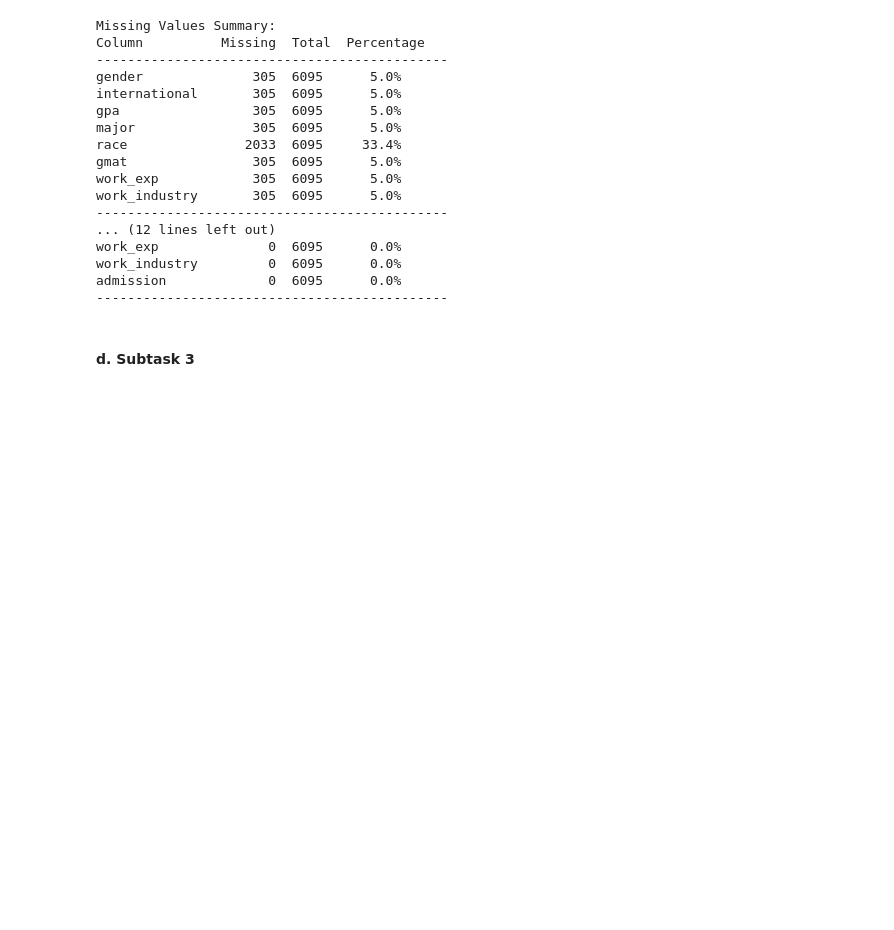
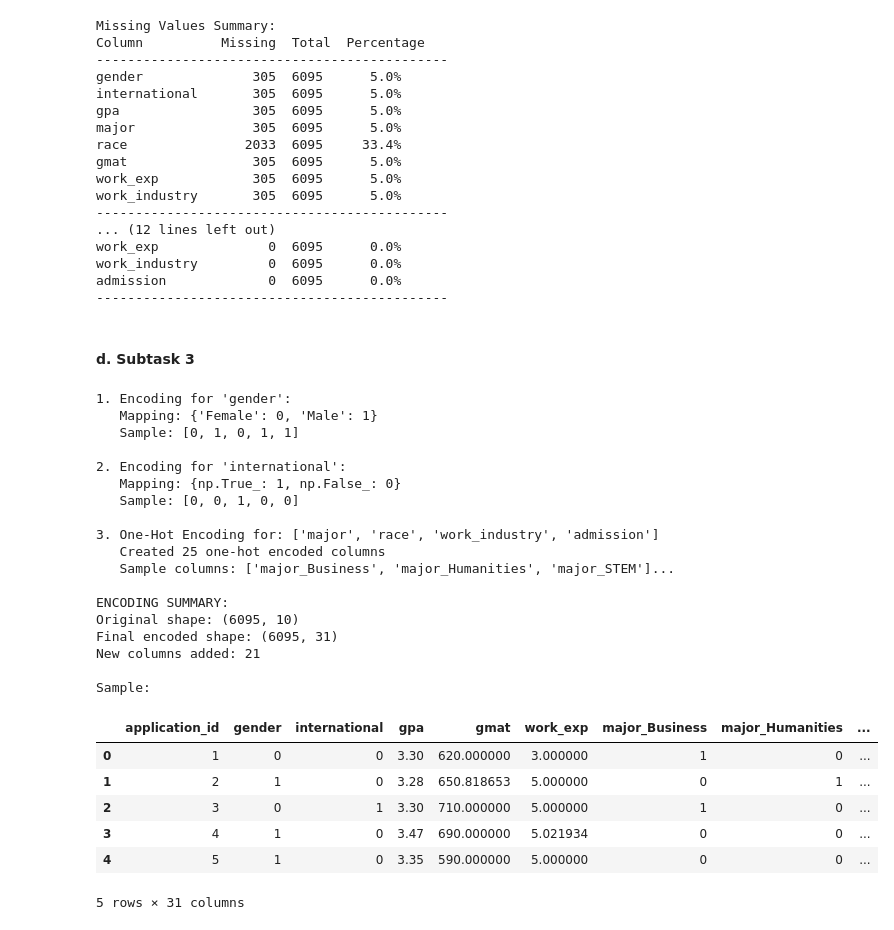
Before and after one commit to Ortunate/AI_Pi_Entrance_Test, a Jupyter notebook: 2025_1/work/1.ipynb, the cells around one changed output. Saved outputs shown, nothing was run; the diff lists cells and outputs as text; code cells hidden in the pictures; blank space fills up the shorter version.

```diff
--- a/2025_1/work/1.ipynb
+++ b/2025_1/work/1.ipynb
@@ -202,63 +205,69 @@ admission             0  6095      0.0%
 # %%
 # Subtask 3: One-hot encoding
 
-# Create copies to preserve original data
+# Create copies
 train_encoded = train_data.copy()
-test_encoded = test_data.copy()
 
-# 1. Label Encoding for Gender (using pandas mapping)
-print("1. Label Encoding for 'gender':")
+# 1. Gender
+print("1. Encoding for 'gender':")
 gender_mapping = {gender: idx for idx, gender in enumerate(train_data['gender'].unique())}
 train_encoded['gender'] = train_encoded['gender'].map(gender_mapping)
-test_encoded['gender'] = test_encoded['gender'].map(gender_mapping)
 print(f"   Mapping: {gender_mapping}")
-print(f"   Sample encoded values: {train_encoded['gender'].head().tolist()}\n")
+print(f"   Sample: {train_encoded['gender'].head().tolist()}\n")
 
-# 2. Binary Encoding for International (using pandas mapping)
-print("2. Binary Encoding for 'international':")
-international_mapping = {'TRUE': 1, 'FALSE': 0}
+# 2. International
+print("2. Encoding for 'international':")
+international_mapping = {np.True_: 1, np.False_: 0}
 train_encoded['international'] = train_encoded['international'].map(international_mapping)
-test_encoded['international'] = test_encoded['international'].map(international_mapping)
 print(f"   Mapping: {international_mapping}")
-print(f"   Sample encoded values: {train_encoded['international'].head().tolist()}\n")
+print(f"   Sample: {train_encoded['international'].head().tolist()}\n")
 
-# 3. One-Hot Encoding for remaining categorical columns (using pd.get_dummies)
+# 3. Remaining categorical columns
+# Apply one-hot encoding using pandas get_dummies
 remaining_categorical = [col for col in categorical_cols if col not in ['gender', 'international']]
 print(f"3. One-Hot Encoding for: {remaining_categorical}")
 
-# Apply one-hot encoding using pandas get_dummies
-train_onehot = pd.get_dummies(train_encoded[remaining_categorical], prefix=remaining_categorical, dtype=int)
-test_onehot = pd.get_dummies(test_encoded[remaining_categorical], prefix=remaining_categorical, dtype=int)
-
-# Ensure test set has same columns as train set
-missing_cols = set(train_onehot.columns) - set(test_onehot.columns)
-for col in missing_cols:
-    test_onehot[col] = 0
-test_onehot = test_onehot[train_onehot.columns]  # Reorder columns
+train_onehot = pd.get_dummies(train_encoded[remaining_categorical], \
+    prefix=remaining_categorical, dtype=int)
 
 print(f"   Created {train_onehot.shape[1]} one-hot encoded columns")
-print(f"   Sample columns: {list(train_onehot.columns[:5])}\n")
+print(f"   Sample columns: {train_onehot.columns.tolist()[:3]}...\n")
 
 # Combine all features
-# Drop original categorical columns
 train_final = train_encoded.drop(columns=remaining_categorical)
-test_final = test_encoded.drop(columns=remaining_categorical)
+train_final = pd.concat([train_final, train_onehot], axis=1)
 
-# Add one-hot encoded columns
-train_final = pd.concat([train_final, train_onehot], axis=1)
-test_final = pd.concat([test_final, test_onehot], axis=1)
-
-print("=== ENCODING SUMMARY ===")
+print("ENCODING SUMMARY:")
 print(f"Original shape: {train_data.shape}")
 print(f"Final encoded shape: {train_final.shape}")
 print(f"New columns added: {train_final.shape[1] - train_data.shape[1]}")
 
-# Display sample of encoded data
-print("\nSample of final encoded data:")
+# Display sample
+print("\nSample:")
 display(train_final.head())
-
-# Verification
-print("\n=== VERIFICATION ===")
-print("Data types after encoding:")
-print(train_final.dtypes.value_counts())
-print(f"No missing values: {train_final.isnull().sum().sum() == 0}")
+# %% [output]
+1. Encoding for 'gender':
+   Mapping: {'Female': 0, 'Male': 1}
+   Sample: [0, 1, 0, 1, 1]
+
+2. Encoding for 'international':
+   Mapping: {np.True_: 1, np.False_: 0}
+   Sample: [0, 0, 1, 0, 0]
+
+3. One-Hot Encoding for: ['major', 'race', 'work_industry', 'admission']
+   Created 25 one-hot encoded columns
+   Sample columns: ['major_Business', 'major_Humanities', 'major_STEM']...
+
+ENCODING SUMMARY:
+Original shape: (6095, 10)
+Final encoded shape: (6095, 31)
+New columns added: 21
+
+Sample:
+|  | application_id | gender | international | gpa | gmat | work_exp | major_Business | major_Humanities | ... |
+| 0 | 1 | 0 | 0 | 3.30 | 620.000000 | 3.000000 | 1 | 0 | ... |
+| 1 | 2 | 1 | 0 | 3.28 | 650.818653 | 5.000000 | 0 | 1 | ... |
+| 2 | 3 | 0 | 1 | 3.30 | 710.000000 | 5.000000 | 1 | 0 | ... |
+| 3 | 4 | 1 | 0 | 3.47 | 690.000000 | 5.021934 | 0 | 0 | ... |
+| 4 | 5 | 1 | 0 | 3.35 | 590.000000 | 5.000000 | 0 | 0 | ... |
+5 rows × 31 columns
```
Also changed, not shown: parts of 7 cells of this notebook, 1 other file.
